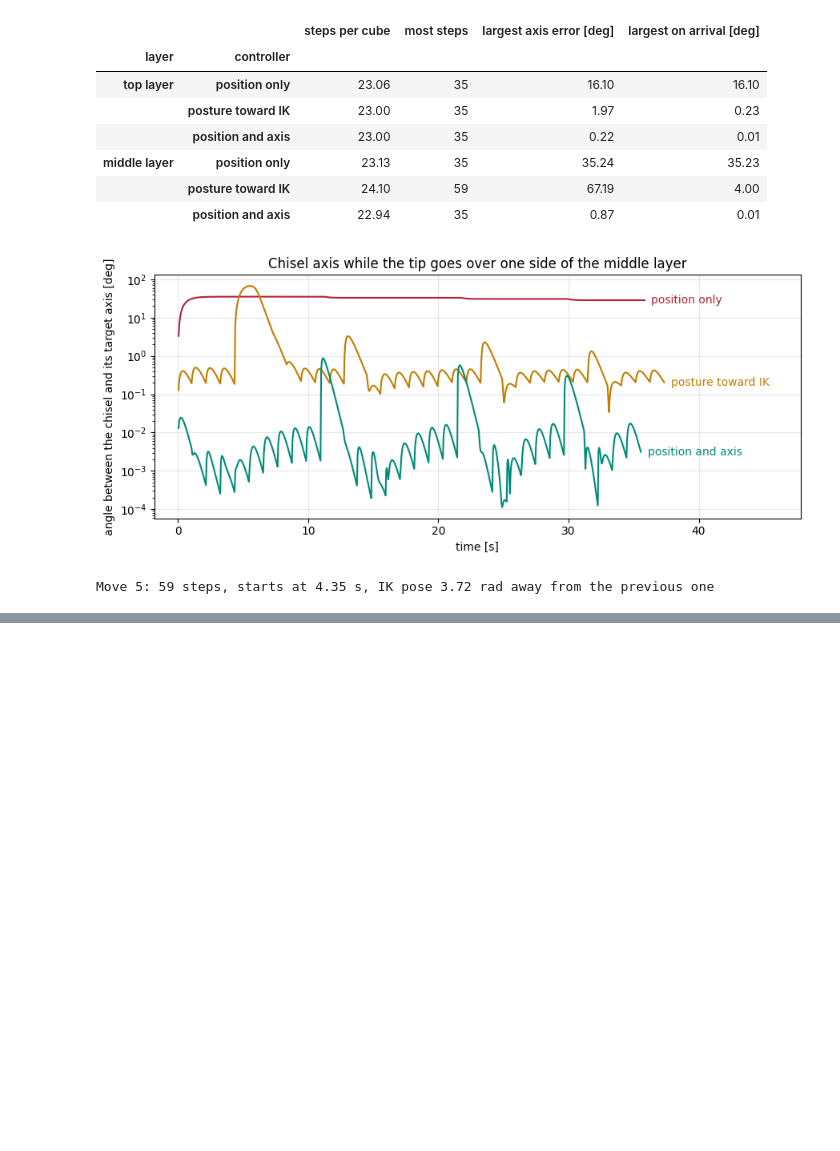
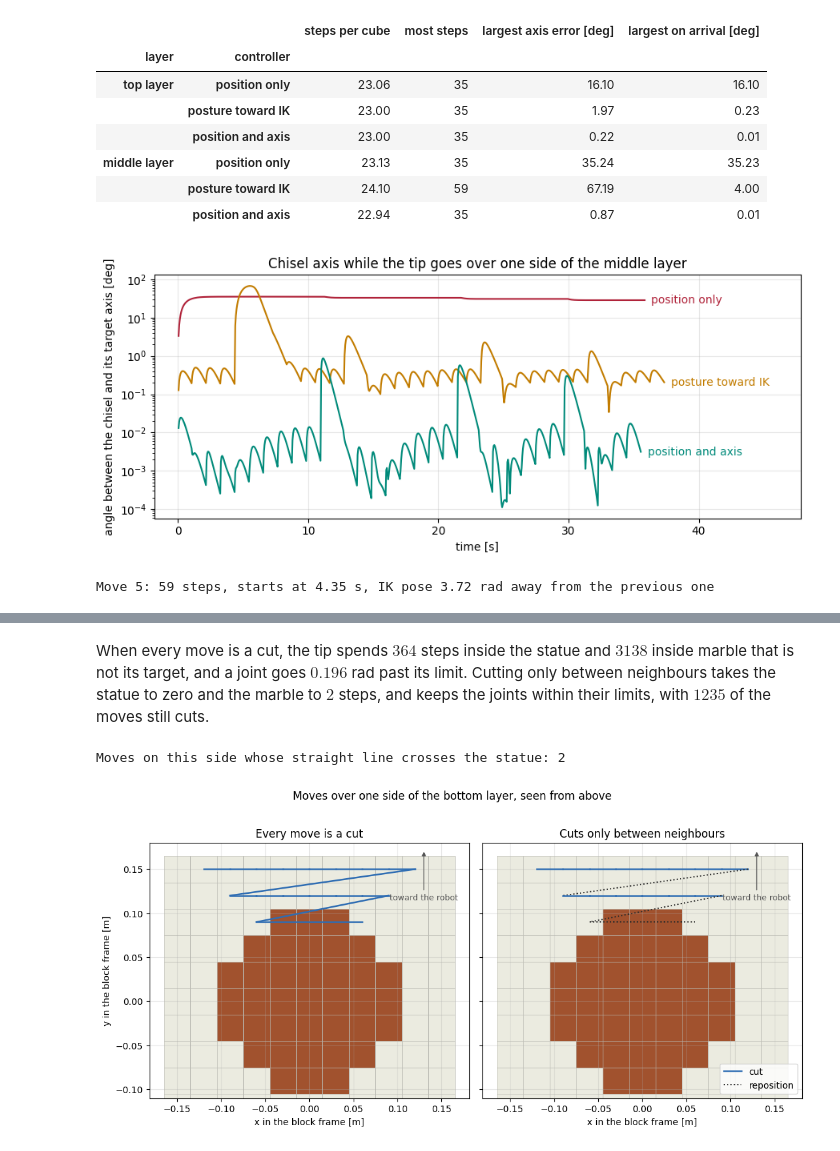
Before and after one commit to Aokiri/sculptor-robot, a Jupyter notebook: notebooks/04_arm_control.ipynb, the cells around one changed output, grey strips where cells are left out. Cells and saved outputs as stored; diff of their text form; code cells hidden in the pictures; blank space fills up the shorter version.

Commit message:
Notebooks: Add the whole carving to 04

```diff
--- a/notebooks/04_arm_control.ipynb
+++ b/notebooks/04_arm_control.ipynb
@@ -187,0 +208,8 @@ With the position only, the posture task pulls the arm toward $\mathbf{q}_r$, an
+# %%
+# The cubes that section 1 found blocked stay in the block, as in notebook 03
+stuck = set(hitboxes.blocked(voxels, order, phi, q_ik))
+keep = np.array([i not in stuck for i in order])
+order, phi, q_ik = order[keep], phi[keep], q_ik[keep]
+print(f"{len(stuck)} blocked cubes left out, {len(order)} marble cubes to carve")
+
+carver = Carver(panda, cell, voxels, order, phi, q_ik, hitboxes, seed=IK_SEED)
@@ -187,0 +224,10 @@ With the position only, the posture task pulls the arm toward $\mathbf{q}_r$, an
+# %%
+every = np.ones(len(order) - 1, dtype=bool)
+cut = is_cut(voxels, order)
+
+runs = {}
+runs["every move is a cut"] = carver.run(every)
+runs["cuts only between neighbours"] = carver.run(cut)
+
+columns = ["cuts", "repositions", "past a joint limit [rad]", "largest axis error [deg]", "tip in statue", "tip in marble"]
+pd.DataFrame.from_dict(runs, orient="index")[columns].round(3)
@@ -187,0 +238,54 @@ With the position only, the posture task pulls the arm toward $\mathbf{q}_r$, an
+# %% [markdown]
+When every move is a cut, the tip spends $364$ steps inside the statue and $3138$ inside marble that is not its target, and a joint goes $0.196$ rad past its limit.
+Cutting only between neighbours takes the statue to zero and the marble to $2$ steps, and keeps the joints within their limits, with $1235$ of the moves still cuts.
+# %%
+# One side of the bottom layer, where the statue is widest
+z = voxels.centers[order, 2].min()
+sides = side_of(voxels.centers[order], N_SIDES)
+ks = [k for k in range(len(order)) if np.isclose(voxels.centers[order[k], 2], z) and sides[k] == 1]
+
+
+def crosses_statue(a: int, b: int) -> bool:
+    """Whether the straight line between the cubes in positions a and b of the order goes through the statue."""
+    start, end = voxels.centers[order[a]], voxels.centers[order[b]]
+    for s in np.linspace(0, 1, 21):
+        c = cube_at(start + s * (end - start), voxels.centers, voxels.size)
+        if c >= 0 and voxels.is_statue[c]:
+            return True
+    return False
+
+
+moves = list(zip(ks[:-1], ks[1:]))
+print(f"Moves on this side whose straight line crosses the statue: {sum(crosses_statue(a, b) for a, b in moves)}")
+
+# The controller takes the tip roughly along a straight line, so each move is drawn as one
+fig, axes = plt.subplots(1, 2, figsize=(11, 5.4), sharey=True)
+layer = np.isclose(voxels.centers[:, 2], z)
+for ax, (title, rule) in zip(axes, {"Every move is a cut": every, "Cuts only between neighbours": cut}.items()):
+    for c, statue in zip(voxels.centers[layer], voxels.is_statue[layer]):
+        color = STATUE[:3] if statue else MARBLE[:3]
+        ax.add_patch(Rectangle(c[:2] - voxels.size / 2, voxels.size, voxels.size, facecolor=color,
+                               edgecolor="#b8b8b0", lw=0.5))
+    for a, b in moves:
+        x = [voxels.centers[order[a], 0], voxels.centers[order[b], 0]]
+        y = [voxels.centers[order[a], 1], voxels.centers[order[b], 1]]
+        if rule[b - 1]:
+            ax.plot(x, y, "-", color=CUT, lw=1.8)
+        else:
+            ax.plot(x, y, ":", color=REPOSITION, lw=1.4)
+    ax.annotate("toward the robot", (0.13, 0.172), xytext=(0.13, 0.115), ha="center", fontsize=9,
+                arrowprops={"arrowstyle": "-|>", "color": "#555555"}, color="#555555")
+    ax.set_ylim(-0.11, 0.18)
+    ax.set_title(title)
+    ax.set_aspect("equal")
+    ax.set_xlabel("x in the block frame [m]")
+    ax.grid(alpha=0.3)
+axes[0].set_ylabel("y in the block frame [m]")
+axes[1].legend([plt.Line2D([], [], color=CUT, lw=1.8), plt.Line2D([], [], color=REPOSITION, lw=1.4, ls=":")],
+               ["cut", "reposition"], loc="lower right")
+fig.suptitle("Moves over one side of the bottom layer, seen from above")
+fig.tight_layout()
+plt.show()
+# %% [output]
+Moves on this side whose straight line crosses the statue: 2
+[figure, added]
```
Also changed, not shown: parts of 13 cells of this notebook, 1 other file.
